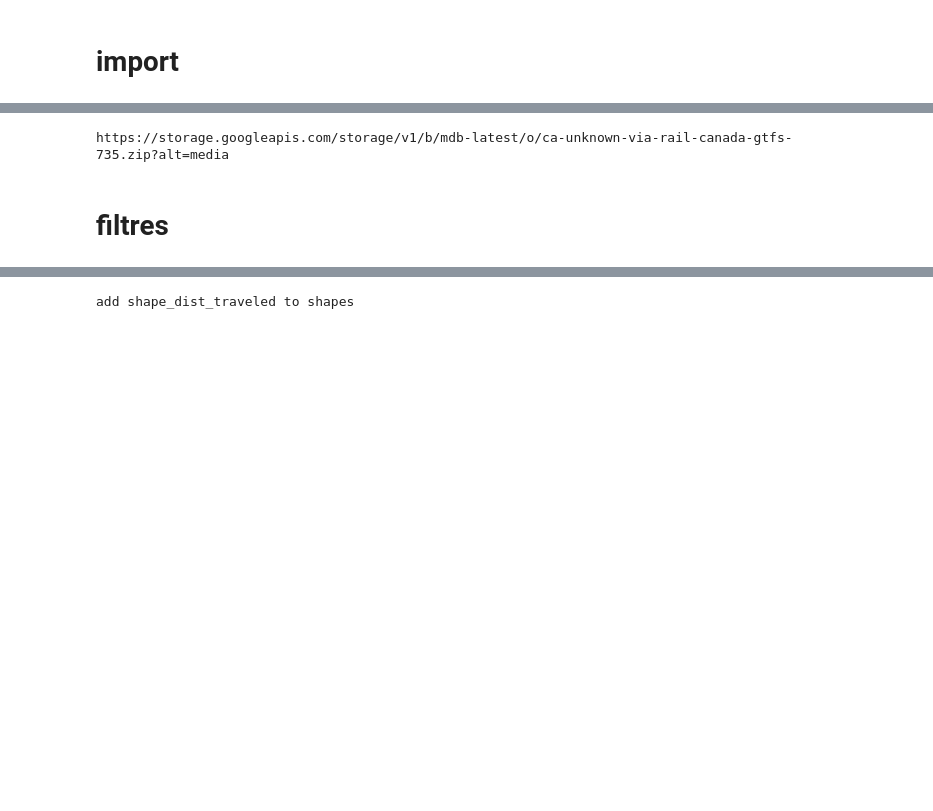
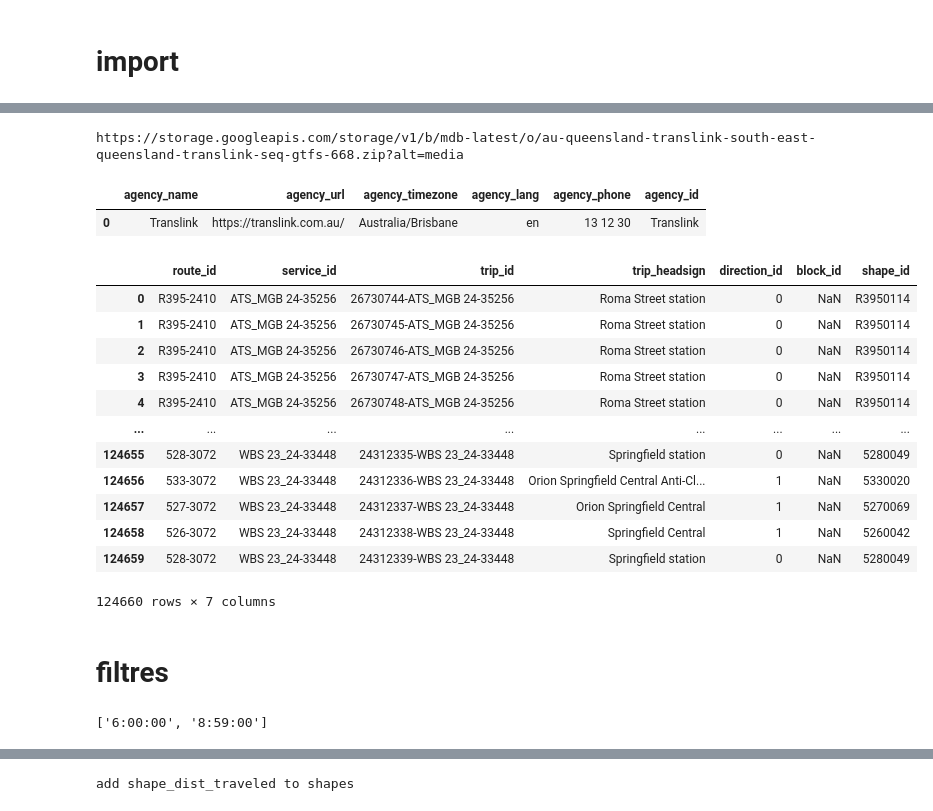
Before and after one commit to systragroup/quetzal, a Jupyter notebook: api/GTFS_importer/notebook/test.ipynb, the cells around one changed output, grey strips where cells are left out. Saved outputs shown, nothing was run; the diff lists cells and outputs as text; code cells hidden in the pictures; blank space fills up the shorter version.

```diff
--- a/api/GTFS_importer/notebook/test.ipynb
+++ b/api/GTFS_importer/notebook/test.ipynb
@@ -32,13 +32,7 @@ selected_day
 # %% [output]
 1
 # %%
-# GTFS are read recursively between each ancestor
-files=[]
-gtfs_folder = 'gtfs/cmm/'
-if os.path.exists(gtfs_folder):
-    for filename in filter(lambda x: x[-4:] == '.zip', os.listdir(gtfs_folder)):
-        files.append(gtfs_folder+filename)
 
-#files = files[0:1]
-files=[files[2]]
-files
+files=['../tests/gtfs/brisbane.zip']
+files=[      "https://storage.googleapis.com/storage/v1/b/mdb-latest/o/au-queensland-translink-south-east-queensland-translink-seq-gtfs-668.zip?alt=media"
+]
@@ -47,10 +38,0 @@ files
-# %%
-'''
-files = [
-    "https://storage.googleapis.com/storage/v1/b/mdb-latest/o/ca-unknown-via-rail-canada-gtfs-735.zip?alt=media",
-    "https://storage.googleapis.com/storage/v1/b/mdb-latest/o/ca-quebec-exo-sorel-varennes-gtfs-741.zip?alt=media",
-    "https://storage.googleapis.com/storage/v1/b/mdb-latest/o/ca-quebec-exo-sud-ouest-gtfs-742.zip?alt=media",
-    "https://storage.googleapis.com/storage/v1/b/mdb-latest/o/ca-quebec-exo-la-presquile-gtfs-743.zip?alt=media"
-]
-files = ["https://storage.googleapis.com/storage/v1/b/mdb-latest/o/ca-british-columbia-translink-vancouver-gtfs-1222.zip?alt=media"]
-'''
@@ -71,6 +51,10 @@ Importing https://storage.googleapis.com/storage/v1/b/mdb-latest/o/ca-unknown-vi
 # %%
 for i in range(len(feeds)):
     print(files[i])
+    if 'agency_id' not in feeds[i].agency:
+        print(f'add agency_id to agency in {files[i]}')
+        feeds[i].agency['agency_id'] = feeds[i].agency['agency_name']
+
     if 'agency_id' not in feeds[i].routes:
         print(f'add agency_id to routes in {files[i]}')
         feeds[i].routes['agency_id'] = feeds[i].agency['agency_id'].values[0]
@@ -86,12 +70,36 @@ for i in range(len(feeds)):
     if 'parent_station' not in feeds[i].stops:
         print(f'parent_station missing in stops. set to NaN in {files[i]}')
         feeds[i].stops['parent_station'] = np.nan
+    if 'stop_code' not in feeds[i].stops:
+        print(f'stop_code missing in stops. set to NaN in {files[i]}')
+        feeds[i].stops['stop_code'] = np.nan
 
     feeds[i].stop_times['pickup_type'].fillna(0, inplace=True)
     feeds[i].stop_times['drop_off_type'].fillna(0, inplace=True)
     feeds[i].stop_times['arrival_time'] = feeds[i].stop_times['departure_time']
 # %% [output]
-https://storage.googleapis.com/storage/v1/b/mdb-latest/o/ca-unknown-via-rail-canada-gtfs-735.zip?alt=media
+https://storage.googleapis.com/storage/v1/b/mdb-latest/o/au-queensland-translink-south-east-queensland-translink-seq-gtfs-668.zip?alt=media
+# %%
+feeds[0].agency
+# %% [output]
+|  | agency_name | agency_url | agency_timezone | agency_lang | agency_phone | agency_id |
+| 0 | Translink | https://translink.com.au/ | Australia/Brisbane | en | 13 12 30 | Translink |
+# %%
+feeds[0].trips
+# %% [output]
+|  | route_id | service_id | trip_id | trip_headsign | direction_id | block_id | shape_id |
+| 0 | R395-2410 | ATS_MGB 24-35256 | 26730744-ATS_MGB 24-35256 | Roma Street station | 0 | NaN | R3950114 |
+| 1 | R395-2410 | ATS_MGB 24-35256 | 26730745-ATS_MGB 24-35256 | Roma Street station | 0 | NaN | R3950114 |
+| 2 | R395-2410 | ATS_MGB 24-35256 | 26730746-ATS_MGB 24-35256 | Roma Street station | 0 | NaN | R3950114 |
+| 3 | R395-2410 | ATS_MGB 24-35256 | 26730747-ATS_MGB 24-35256 | Roma Street station | 0 | NaN | R3950114 |
+| 4 | R395-2410 | ATS_MGB 24-35256 | 26730748-ATS_MGB 24-35256 | Roma Street station | 0 | NaN | R3950114 |
+| ... | ... | ... | ... | ... | ... | ... | ... |
+| 124655 | 528-3072 | WBS 23_24-33448 | 24312335-WBS 23_24-33448 | Springfield station | 0 | NaN | 5280049 |
+| 124656 | 533-3072 | WBS 23_24-33448 | 24312336-WBS 23_24-33448 | Orion Springfield Central Anti-Cl... | 1 | NaN | 5330020 |
+| 124657 | 527-3072 | WBS 23_24-33448 | 24312337-WBS 23_24-33448 | Orion Springfield Central | 1 | NaN | 5270069 |
+| 124658 | 526-3072 | WBS 23_24-33448 | 24312338-WBS 23_24-33448 | Springfield Central | 1 | NaN | 5260042 |
+| 124659 | 528-3072 | WBS 23_24-33448 | 24312339-WBS 23_24-33448 | Springfield station | 0 | NaN | 5280049 |
+124660 rows × 7 columns
 # %% [markdown]
 # filtres
 # %%
@@ -109,3 +125,8 @@ for feed in feeds:
+# %%
+dates
+time_range
+# %% [output]
+['6:00:00', '8:59:00']
 # %%
 feeds_t = []
 
```
Also changed, not shown: parts of 49 cells of this notebook, 5 other files.
